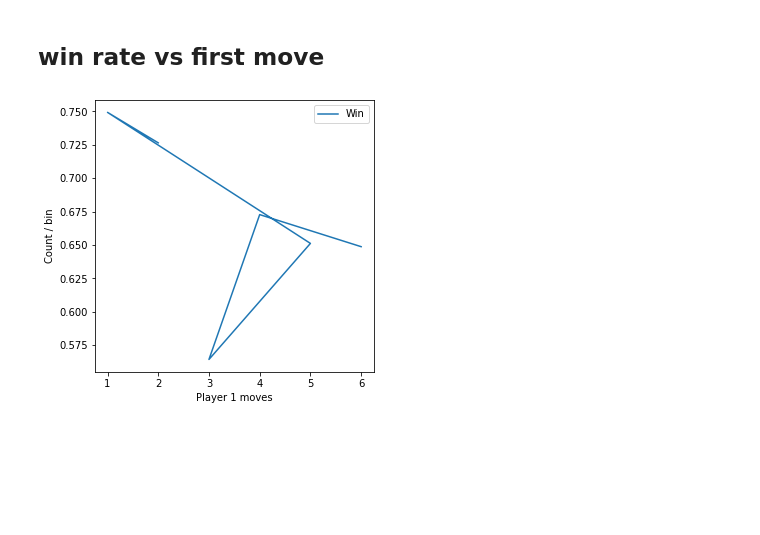
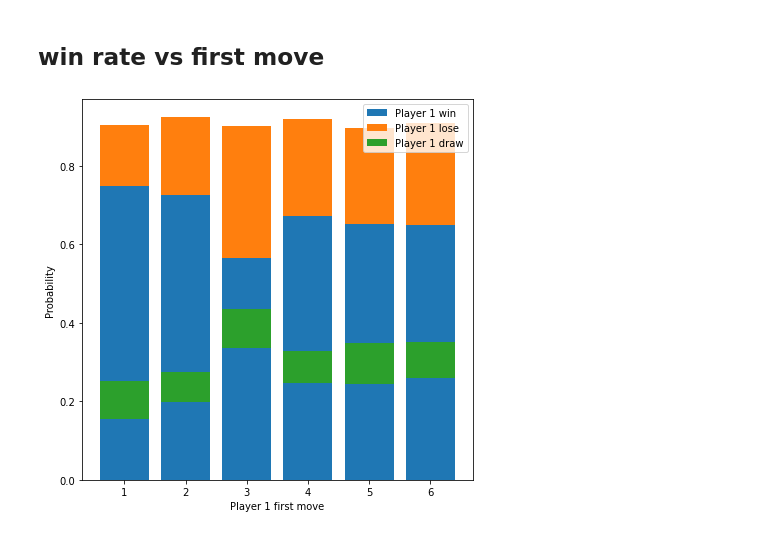
Before and after one commit to sdysch/mancala, a Jupyter notebook: analysis/plots.ipynb, the cells around one changed output. Saved outputs shown, nothing was run; the diff lists cells and outputs as text; code cells hidden in the pictures; blank space fills up the shorter version.

Commit message:
Win prob vs first move

```diff
--- a/analysis/plots.ipynb
+++ b/analysis/plots.ipynb
@@ -59,29 +59,32 @@ plt.show()
 ## win rate vs first move
 # %%
 initial_moves = view['first_move'].unique()
+initial_moves = np.sort(initial_moves)
+
 win_probs  = pd.DataFrame(columns=['prob'], index=initial_moves, dtype=float)
 lose_probs = pd.DataFrame(columns=['prob'], index=initial_moves, dtype=float)
 draw_probs = pd.DataFrame(columns=['prob'], index=initial_moves, dtype=float)
 
 for move in initial_moves:
     first_move_view = view[ view['first_move'] == move ]
     norm = len(first_move_view)
 
     win_probs['prob'].loc[move]  = len(first_move_view[ first_move_view['player_1_result'] == 'win' ]) / norm
     lose_probs['prob'].loc[move] = len(first_move_view[ first_move_view['player_1_result'] == 'lose' ]) / norm
     draw_probs['prob'].loc[move] = len(first_move_view[ first_move_view['player_1_result'] == 'draw' ]) / norm
 
 
-fig, ax = plt.subplots(1, 1, figsize=(5, 5))
+fig, ax = plt.subplots(1, 1, figsize=(7, 7))
 
-ax.plot(win_probs,  label='Win')
-#ax.hist(view[view['player_1_result'] == 'lose']['player_1_moves'], label='Lose', bins=20, histtype='step', density=True)
-#ax.hist(view[view['player_1_result'] == 'draw']['player_1_moves'], label='Draw', bins=20, histtype='step', density=True)
+ax.bar(win_probs.index,  win_probs['prob'],  label='Player 1 win')
+ax.bar(lose_probs.index, lose_probs['prob'], label='Player 1 lose', bottom=win_probs['prob'])
+ax.bar(draw_probs.index, draw_probs['prob'], label='Player 1 draw', bottom=lose_probs['prob'])
 
-ax.set_xlabel('Player 1 moves')
-ax.set_ylabel('Count / bin')
-ax.legend()
+ax.set_xlabel('Player 1 first move')
+ax.set_ylabel('Probability')
+
+plt.legend()
 
 plt.show()
 # %% [output]
-[figure, old version]
+[figure, new version]
```
